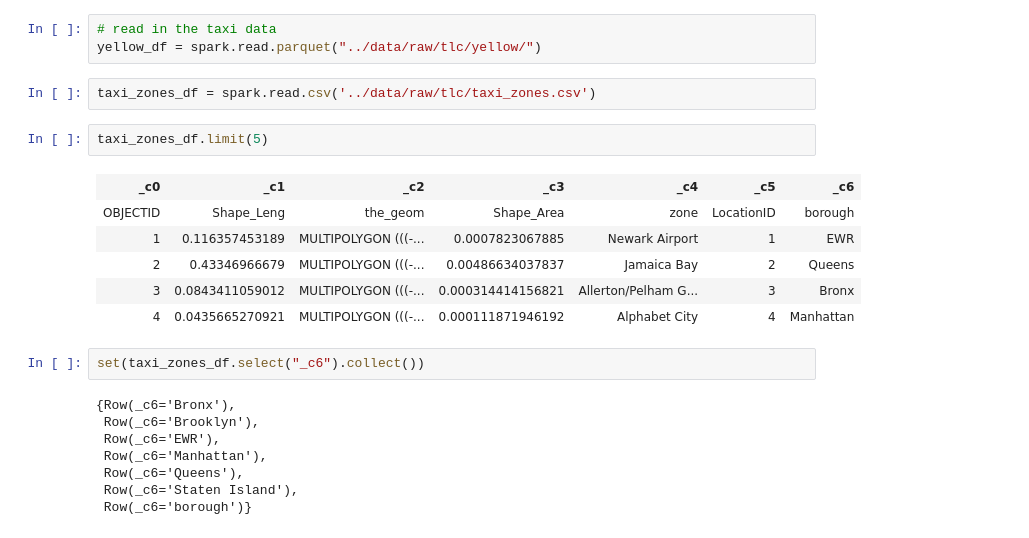
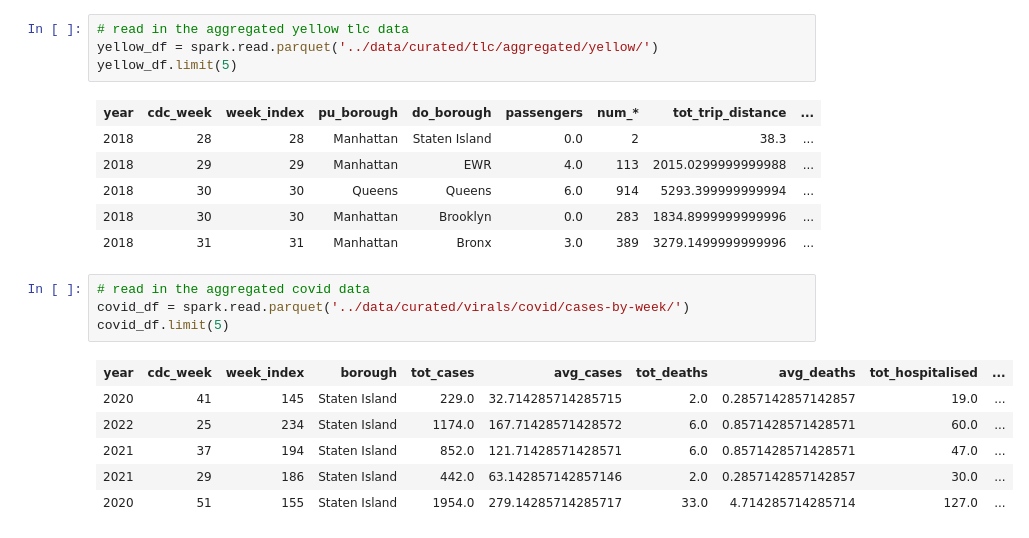
Before and after one commit to MAST30034-Applied-Data-Science/mast30034-project-1-DigitalData, a Jupyter notebook: notebooks/data_analysis_yellow_vs_covid.ipynb, the cells around one changed output. Drawn from its saved outputs; the diff is of its cells as text.

```diff
--- a/notebooks/data_analysis_yellow_vs_covid.ipynb
+++ b/notebooks/data_analysis_yellow_vs_covid.ipynb
@@ -20,24 +43,22 @@ To adjust logging level use sc.setLogLevel(newLevel). For SparkR, use setLogLeve
 # %%
-# read in the taxi data
-yellow_df = spark.read.parquet("../data/raw/tlc/yellow/")
+# read in the aggregated yellow tlc data
+yellow_df = spark.read.parquet('../data/curated/tlc/aggregated/yellow/')
+yellow_df.limit(5)
+# %% [output]
+| year | cdc_week | week_index | pu_borough | do_borough | passengers | num_* | tot_trip_distance | ... |
+| 2018 | 28 | 28 | Manhattan | Staten Island | 0.0 | 2 | 38.3 | ... |
+| 2018 | 29 | 29 | Manhattan | EWR | 4.0 | 113 | 2015.0299999999988 | ... |
+| 2018 | 30 | 30 | Queens | Queens | 6.0 | 914 | 5293.399999999994 | ... |
+| 2018 | 30 | 30 | Manhattan | Brooklyn | 0.0 | 283 | 1834.8999999999996 | ... |
+| 2018 | 31 | 31 | Manhattan | Bronx | 3.0 | 389 | 3279.1499999999996 | ... |
-# %%
-taxi_zones_df = spark.read.csv('../data/raw/tlc/taxi_zones.csv')
-# %%
-taxi_zones_df.limit(5)
-# %% [output]
-| _c0 | _c1 | _c2 | _c3 | _c4 | _c5 | _c6 |
-| OBJECTID | Shape_Leng | the_geom | Shape_Area | zone | LocationID | borough |
-| 1 | 0.116357453189 | MULTIPOLYGON (((-... | 0.0007823067885 | Newark Airport | 1 | EWR |
-| 2 | 0.43346966679 | MULTIPOLYGON (((-... | 0.00486634037837 | Jamaica Bay | 2 | Queens |
-| 3 | 0.0843411059012 | MULTIPOLYGON (((-... | 0.000314414156821 | Allerton/Pelham G... | 3 | Bronx |
-| 4 | 0.0435665270921 | MULTIPOLYGON (((-... | 0.000111871946192 | Alphabet City | 4 | Manhattan |
-# %%
-set(taxi_zones_df.select("_c6").collect())
-# %% [output]
-{Row(_c6='Bronx'),
- Row(_c6='Brooklyn'),
- Row(_c6='EWR'),
- Row(_c6='Manhattan'),
- Row(_c6='Queens'),
- Row(_c6='Staten Island'),
- Row(_c6='borough')}
+# %%
+# read in the aggregated covid data
+covid_df = spark.read.parquet('../data/curated/virals/covid/cases-by-week/')
+covid_df.limit(5)
+# %% [output]
+| year | cdc_week | week_index | borough | tot_cases | avg_cases | tot_deaths | avg_deaths | tot_hospitalised | ... |
+| 2020 | 41 | 145 | Staten Island | 229.0 | 32.714285714285715 | 2.0 | 0.2857142857142857 | 19.0 | ... |
+| 2022 | 25 | 234 | Staten Island | 1174.0 | 167.71428571428572 | 6.0 | 0.8571428571428571 | 60.0 | ... |
+| 2021 | 37 | 194 | Staten Island | 852.0 | 121.71428571428571 | 6.0 | 0.8571428571428571 | 47.0 | ... |
+| 2021 | 29 | 186 | Staten Island | 442.0 | 63.142857142857146 | 2.0 | 0.2857142857142857 | 30.0 | ... |
+| 2020 | 51 | 155 | Staten Island | 1954.0 | 279.14285714285717 | 33.0 | 4.714285714285714 | 127.0 | ... |
```
Also changed, not shown: parts of 10 cells of this notebook, 17 other files.
